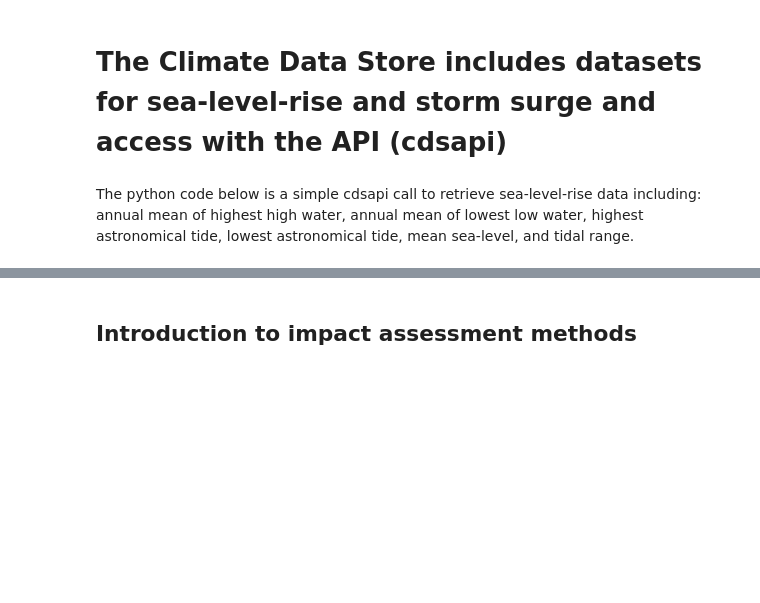
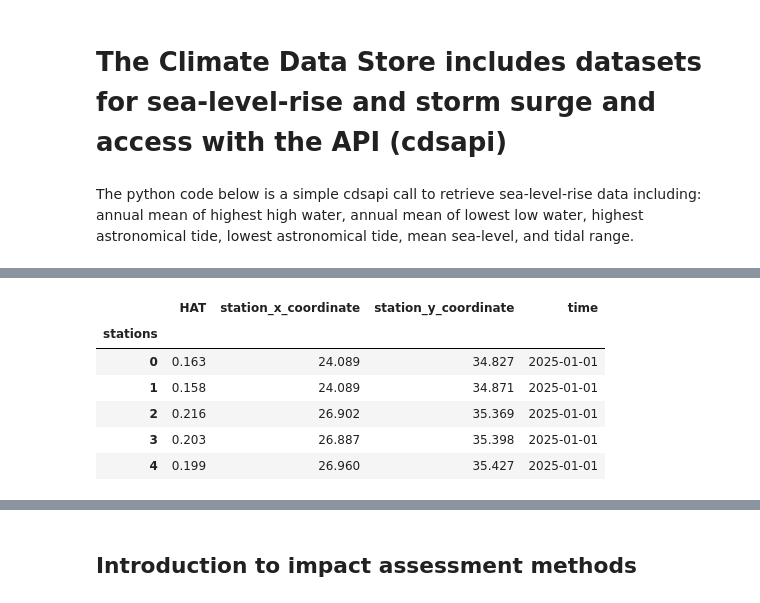
Before and after one commit to PHI-Case-Studies/2024-Climate-Heat-Stress, a Jupyter notebook: NB03-Impact-Assessment.ipynb, the cells around one changed output, grey strips where cells are left out. Saved outputs shown, nothing was run; the diff lists cells and outputs as text; code cells hidden in the pictures; blank space fills up the shorter version.

```diff
--- a/NB03-Impact-Assessment.ipynb
+++ b/NB03-Impact-Assessment.ipynb
@@ -161,0 +300,23 @@ client.retrieve(dataset, request).download()
+# %%
+# Import libraries needed to work with netcdf files and plotting.
+import xarray as xr
+import matplotlib.pyplot as plt
+import folium
+
+# Load the NETCDF file
+file_path = "future_tide_actual-value_2025_HAT_v1.nc"
+data = xr.open_dataset(file_path)
+
+# Inspect the dataset structure
+data
+
+# Display some sample data
+data.isel(time=0).to_dataframe().head()
+# %% [output]
+|  | HAT | station_x_coordinate | station_y_coordinate | time |
+| stations |  |  |  |  |
+| 0 | 0.163 | 24.089 | 34.827 | 2025-01-01 |
+| 1 | 0.158 | 24.089 | 34.871 | 2025-01-01 |
+| 2 | 0.216 | 26.902 | 35.369 | 2025-01-01 |
+| 3 | 0.203 | 26.887 | 35.398 | 2025-01-01 |
+| 4 | 0.199 | 26.960 | 35.427 | 2025-01-01 |
```
Also changed, not shown: parts of 26 cells of this notebook.
